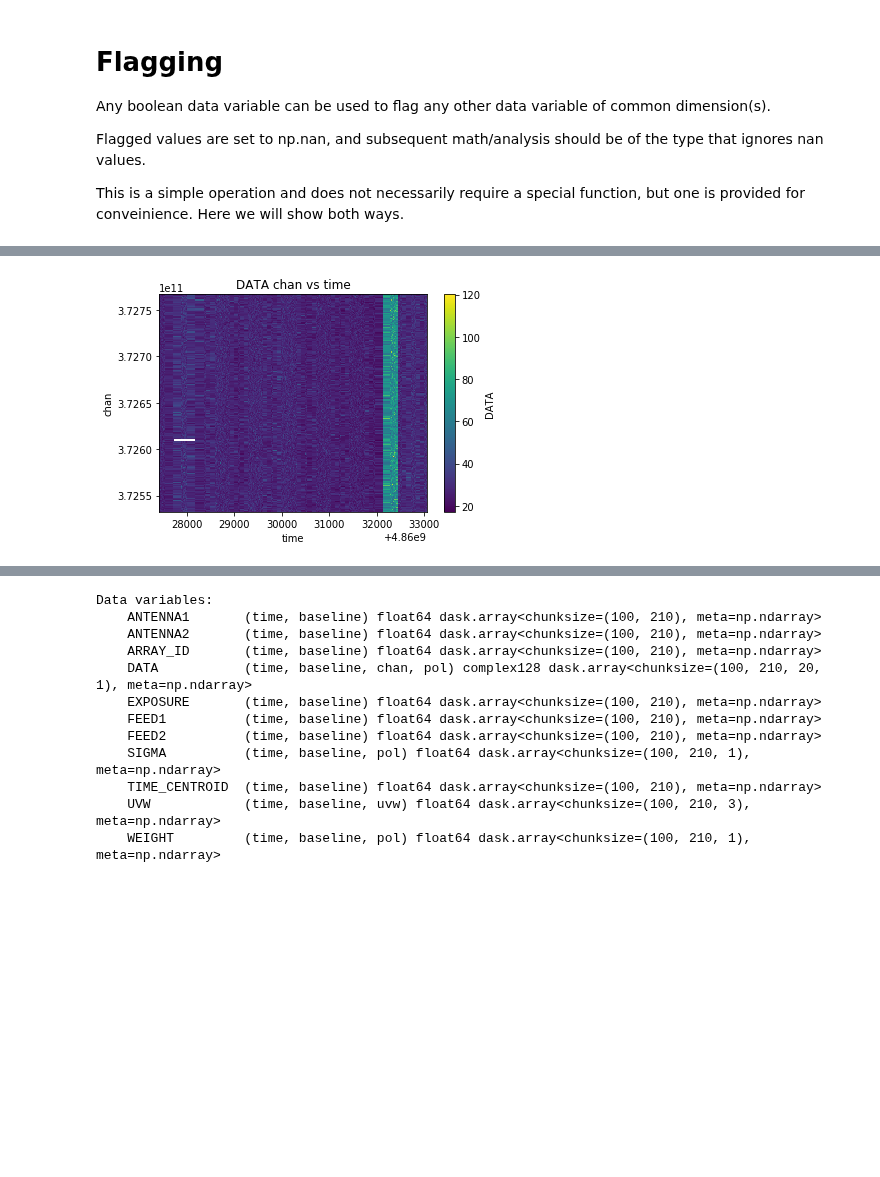
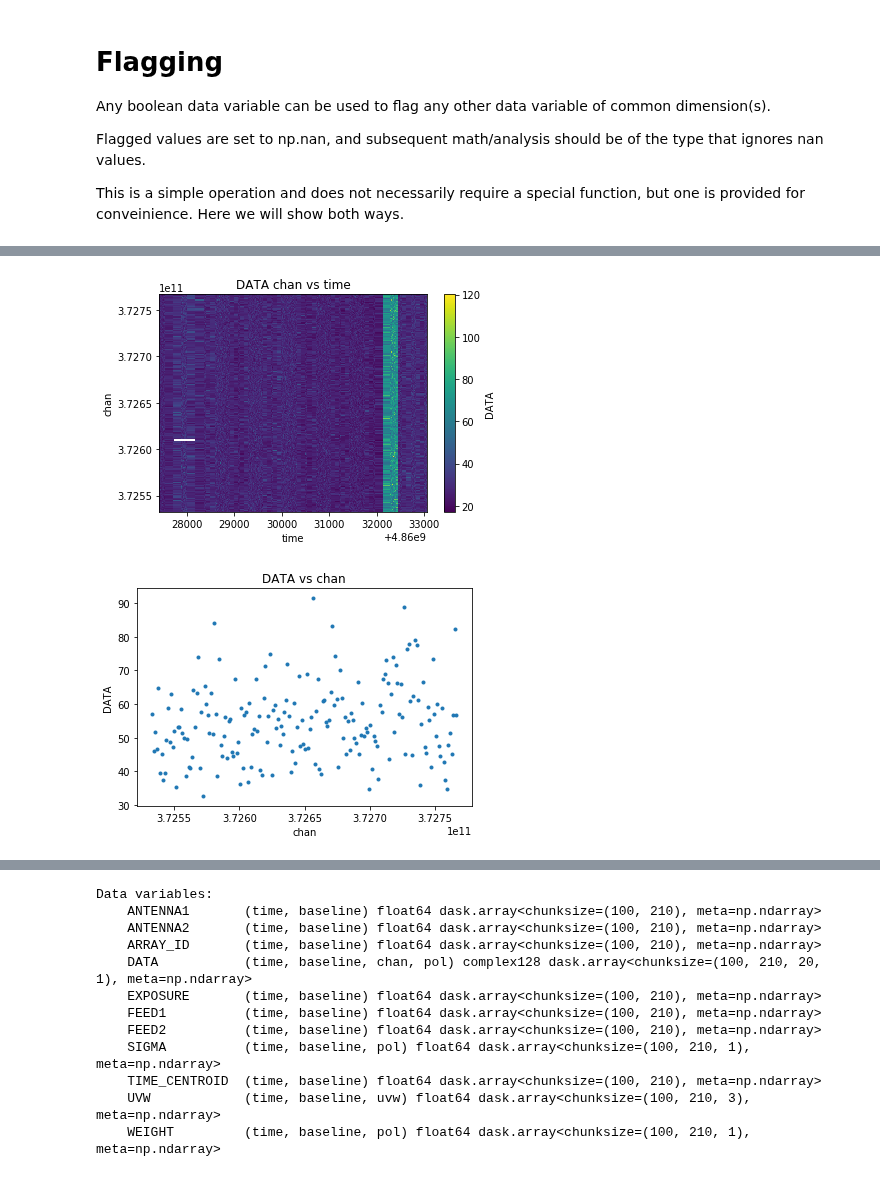
Before and after one commit to casangi/examples, a Jupyter notebook: Visibility_overview.ipynb, the cells around one changed output, grey strips where cells are left out. Cells and saved outputs as stored; diff of their text form; code cells hidden in the pictures; blank space fills up the shorter version.

```diff
--- a/Visibility_overview.ipynb
+++ b/Visibility_overview.ipynb
@@ -258,11 +262,13 @@ visualize(vis_xds.DATA)
 # %%
 # apply the FLAG and FLAG_ROW data variables
 flagged_xds = vis_xds.where((vis_xds.FLAG == 0) & (vis_xds.FLAG_ROW == 0))
 
 # the white line is a set of flagged values (np.nan's)
 visualize(flagged_xds.DATA)
+visualize(flagged_xds.DATA[:,34], 'chan')
 # %% [output]
 [figure]
+[figure, added]
 # %%
 # or with the cngi applyflags function
 from cngi.vis import applyflags
```
Also changed, not shown: parts of 3 cells of this notebook.
